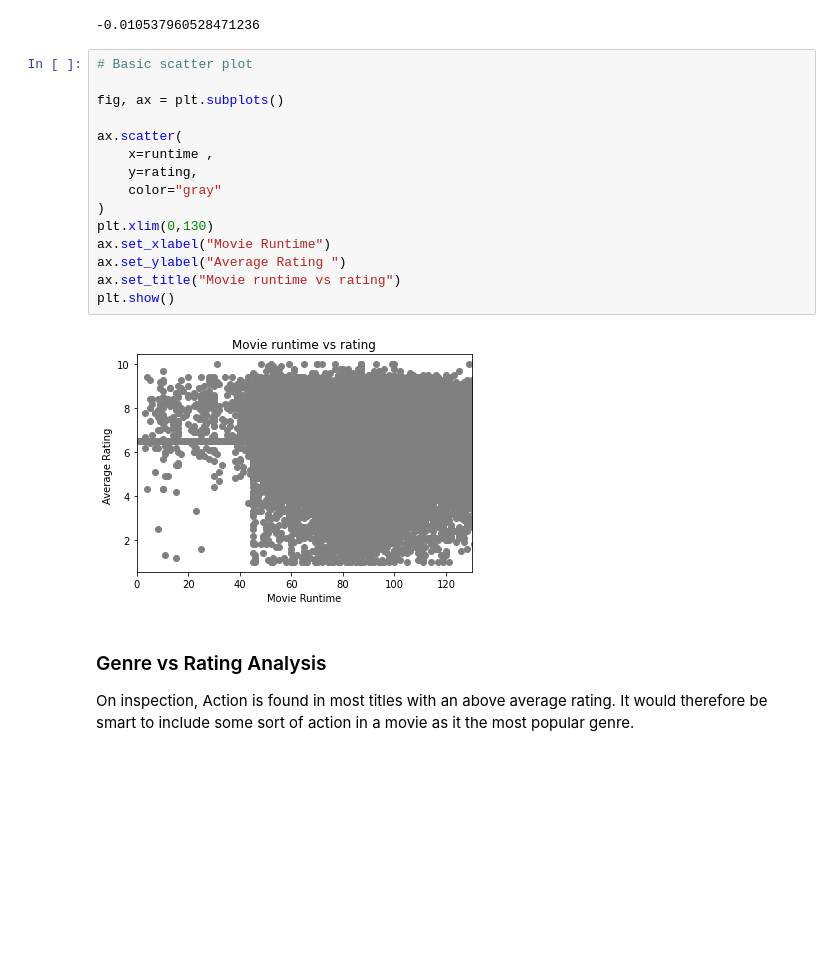
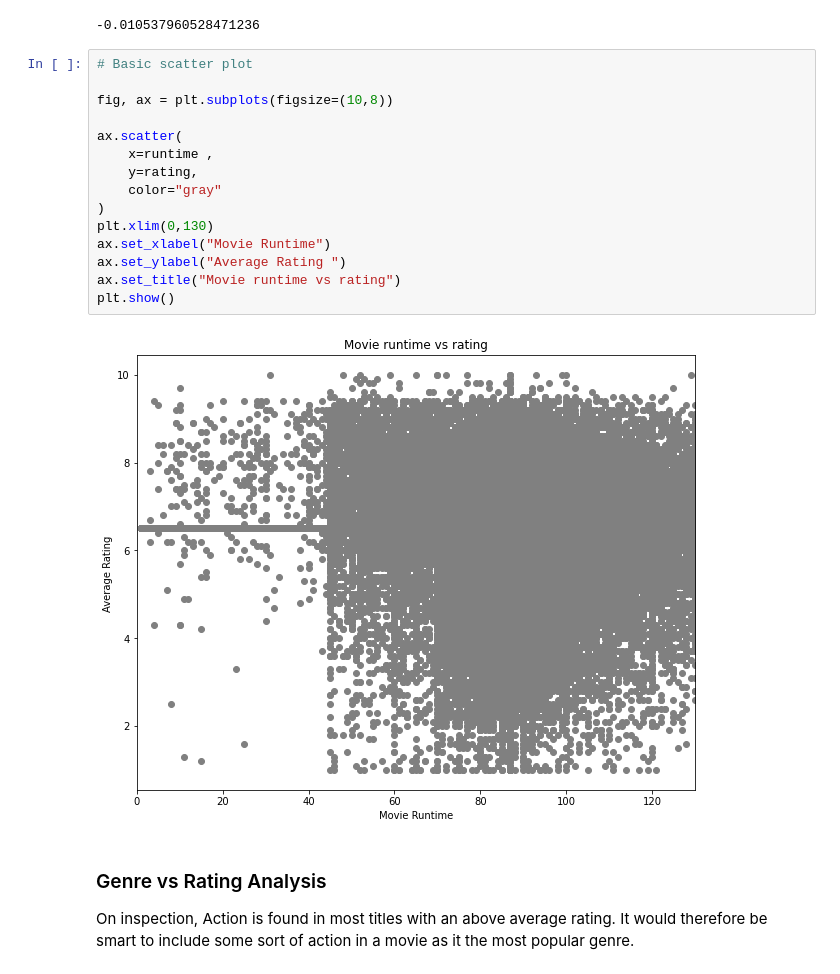
Before and after one commit to OswaldCc/Box-Office-Film-Analysis, a Jupyter notebook: index.ipynb, the cells around one changed output. Saved outputs shown, nothing was run; the diff lists cells and outputs as text; blank space fills up the shorter version.

```diff
--- a/index.ipynb
+++ b/index.ipynb
@@ -406,20 +410,20 @@ correlation
 # %%
 # Basic scatter plot
 
-fig, ax = plt.subplots()
+fig, ax = plt.subplots(figsize=(10,8))
 
 ax.scatter(
     x=runtime ,
     y=rating,
     color="gray"
 )
 plt.xlim(0,130)
 ax.set_xlabel("Movie Runtime")
 ax.set_ylabel("Average Rating ")
 ax.set_title("Movie runtime vs rating")
 plt.show()
 # %% [output]
-[figure, old version]
+[figure, new version]
 # %% [markdown]
 ### Genre vs Rating Analysis
 On inspection, Action is found in most titles with an above average rating. It would therefore be smart to include some sort of action in a movie as it the most popular genre.
```
Also changed, not shown: parts of 7 cells of this notebook.
